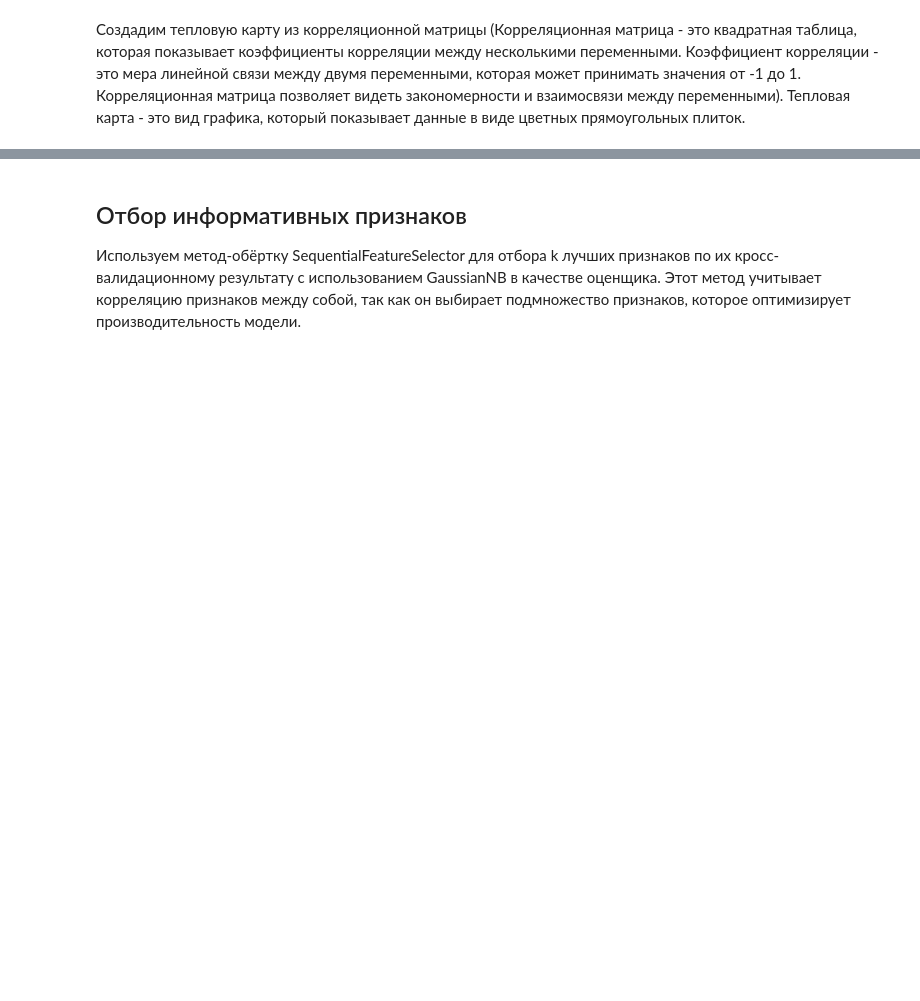
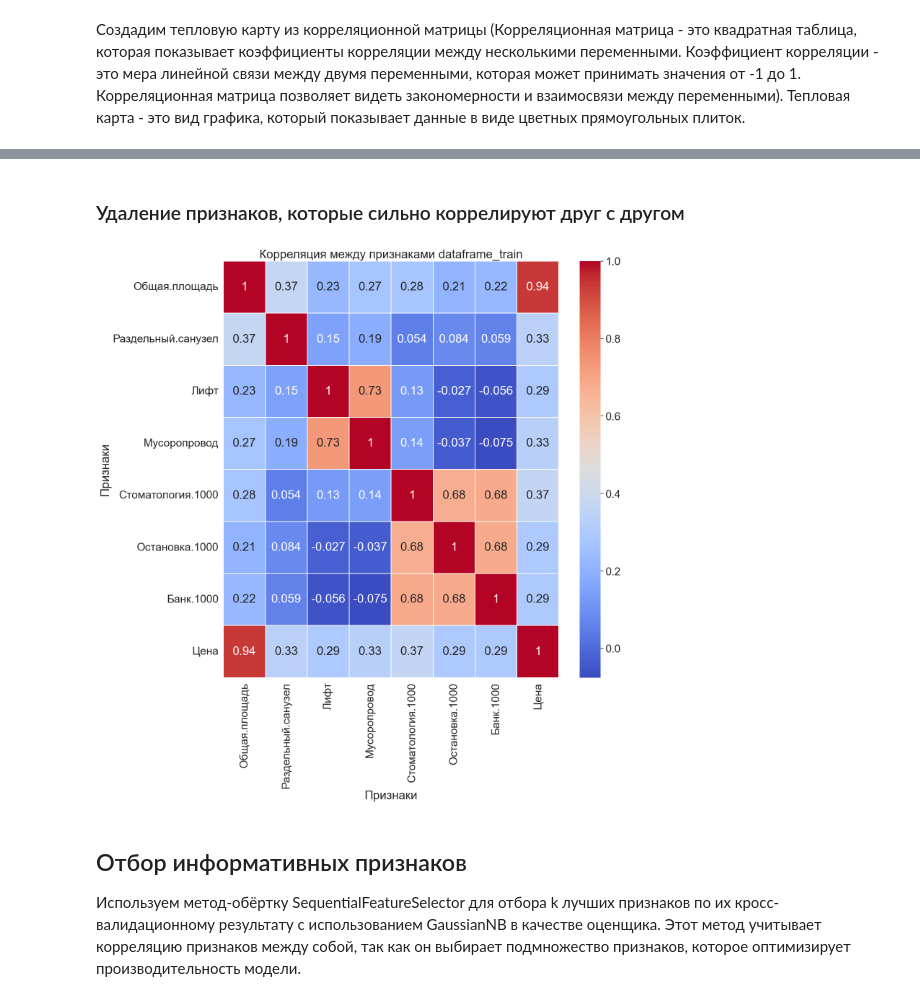
Before and after one commit to Nitrolacs/data_analysis_3_lab, a Jupyter notebook: notebooks/lab_3.ipynb, the cells around one changed output, grey strips where cells are left out. Saved outputs shown, nothing was run; the diff lists cells and outputs as text; code cells hidden in the pictures; blank space fills up the shorter version.

```diff
--- a/notebooks/lab_3.ipynb
+++ b/notebooks/lab_3.ipynb
@@ -252 +273,32 @@ show_heat_map(dataframe_categorical, "категориальными")
+# %% [markdown]
+### Удаление признаков, которые сильно коррелируют друг с другом
+# %%
+# Создает новый датафрейм dataframe_without_result_column, который содержит все столбцы из датафрейма, кроме цены
+dataframe_without_result_column = dataframe_train.drop(result_column, axis=1)
+
+# Вычислим матрицу корреляции между всеми столбцами в датафрейме, берём модуль от значений, преобразуем матрицу в серию и сортируем её по возрастанию
+corr_series = dataframe_without_result_column.corr().abs().stack().sort_values()
+
+# Удаляем дубликаты из серии корреляции - те пары признаков, которые имеют одинаковую корреляцию
+corr_series = corr_series[~corr_series.duplicated()]
+
+threshold = 0.75
+
+# Создаём множество из имен столбцов, которые имеют корреляцию с другими столбцами больше порогового значения и не равную 1 (так как корреляция признака с самим собой равна 1)
+drop_columns = set([feature2 for (feature1, feature2), corr in corr_series.items() if corr > threshold and corr != 1])
+# Удаляем столбцы из изначального датафрейма, которые принадлежат множеству drop_columns
+dataframe_train.drop(drop_columns, axis=1, inplace=True)
+
+sb.heatmap(dataframe_train.corr(), annot=True, cmap='coolwarm', linewidths=0.1)
+
+plt.title('Корреляция между признаками dataframe_train')
+plt.xlabel('Признаки')
+plt.ylabel('Признаки')
+
+fig = plt.gcf()
+fig.set_size_inches(15, 15)
+
+plt.show()
+# %% [output]
+[figure, added]
 # %% [markdown]
```
Also changed, not shown: parts of 23 cells of this notebook, 2 other files.
